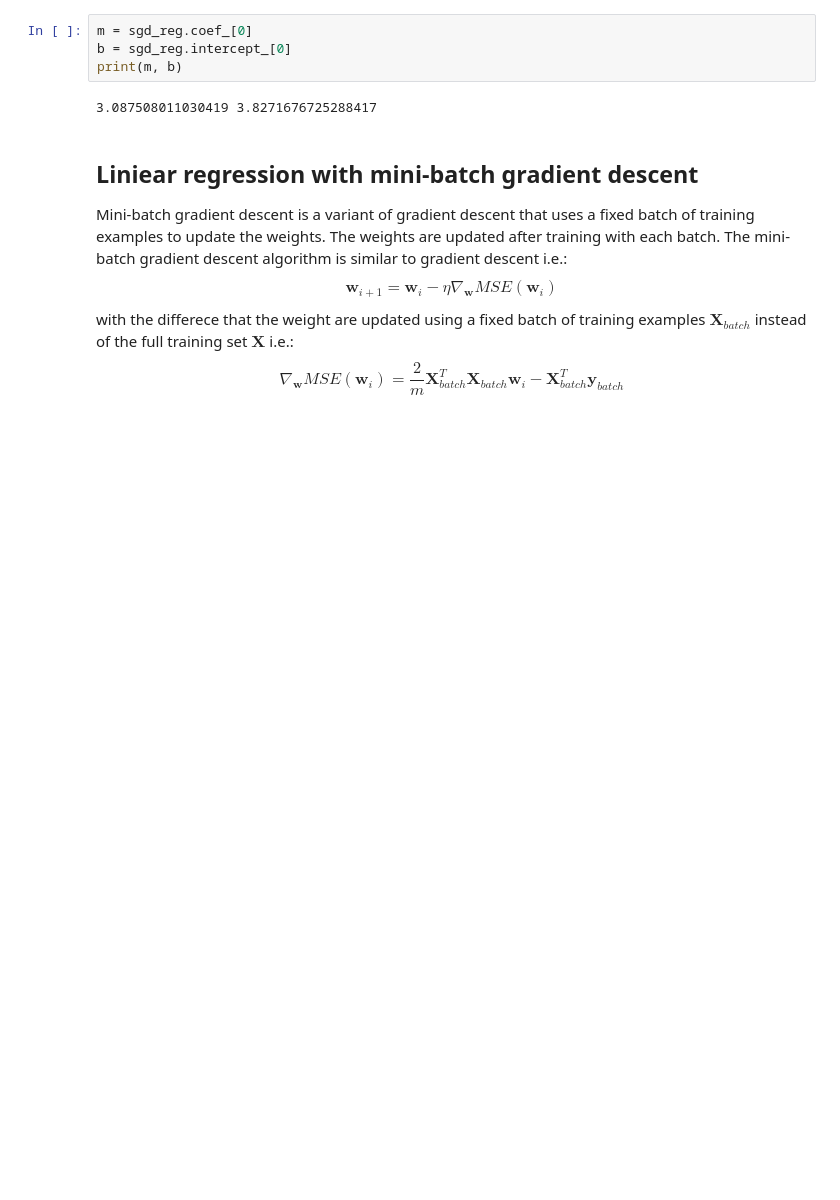
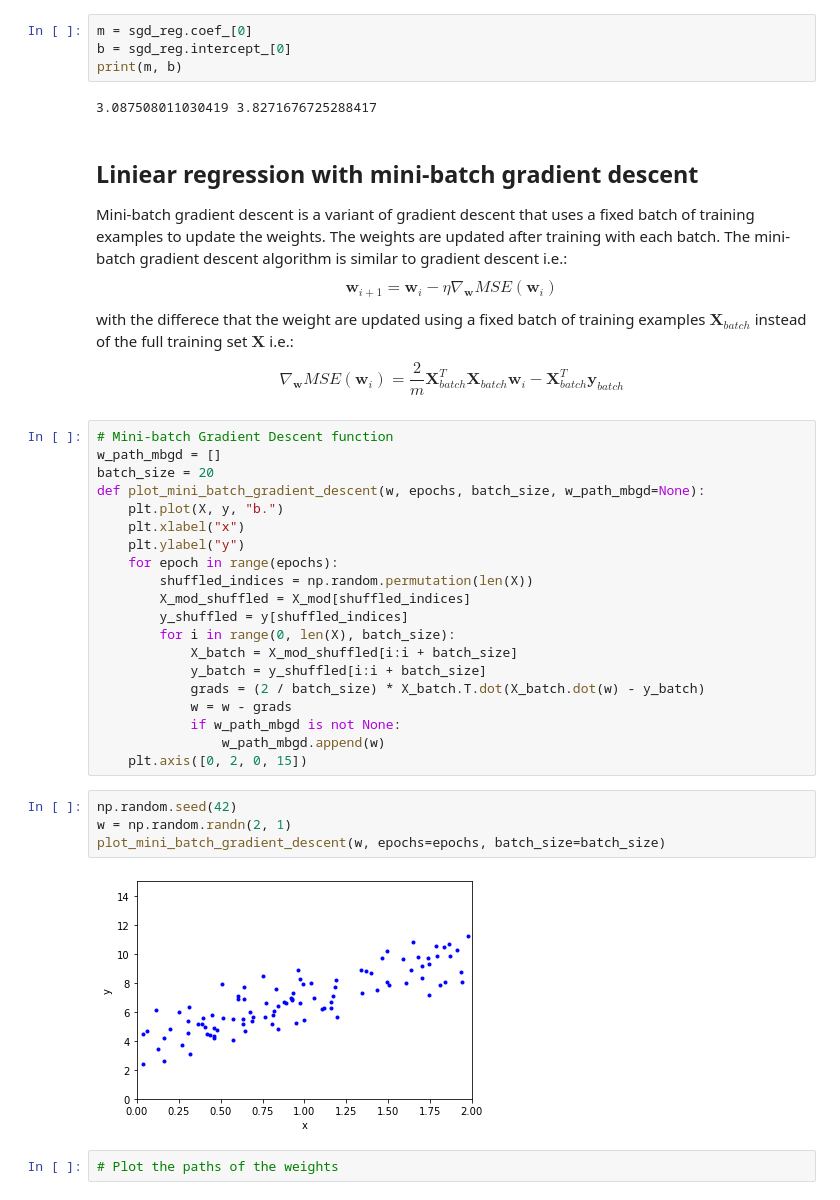
Before and after one commit to yaredwb/SandBox, a Jupyter notebook: linear_regression.ipynb, the cells around one changed output. Drawn from its saved outputs; the diff is of its cells as text; blank space fills up the shorter version.

Commit message:
MGD function

```diff
--- a/linear_regression.ipynb
+++ b/linear_regression.ipynb
@@ -221,3 +221,31 @@ with the differece that the weight are updated using a fixed batch of training e
 $$
 \nabla_{\pmb{w}} MSE(\pmb{w}_{i}) = \frac{2}{m} \pmb{X}_{batch}^T \pmb{X}_{batch} \pmb{w}_{i} - \pmb{X}_{batch}^T \pmb{y}_{batch}
 $$
+# %%
+# Mini-batch Gradient Descent function
+w_path_mbgd = []
+batch_size = 20
+def plot_mini_batch_gradient_descent(w, epochs, batch_size, w_path_mbgd=None):
+    plt.plot(X, y, "b.")
+    plt.xlabel("x")
+    plt.ylabel("y")
+    for epoch in range(epochs):
+        shuffled_indices = np.random.permutation(len(X))
+        X_mod_shuffled = X_mod[shuffled_indices]
+        y_shuffled = y[shuffled_indices]
+        for i in range(0, len(X), batch_size):
+            X_batch = X_mod_shuffled[i:i + batch_size]
+            y_batch = y_shuffled[i:i + batch_size]
+            grads = (2 / batch_size) * X_batch.T.dot(X_batch.dot(w) - y_batch)
+            w = w - grads
+            if w_path_mbgd is not None:
+                w_path_mbgd.append(w)
+    plt.axis([0, 2, 0, 15])
+# %%
+np.random.seed(42)
+w = np.random.randn(2, 1)
+plot_mini_batch_gradient_descent(w, epochs=epochs, batch_size=batch_size)
+# %% [output]
+[figure, added]
+# %%
+# Plot the paths of the weights
```
